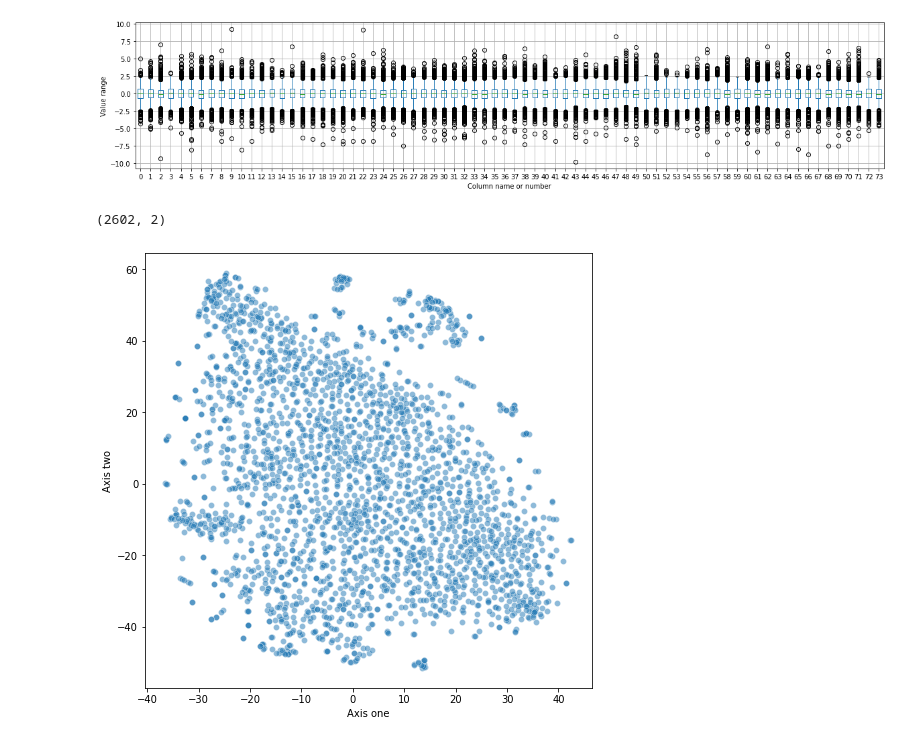
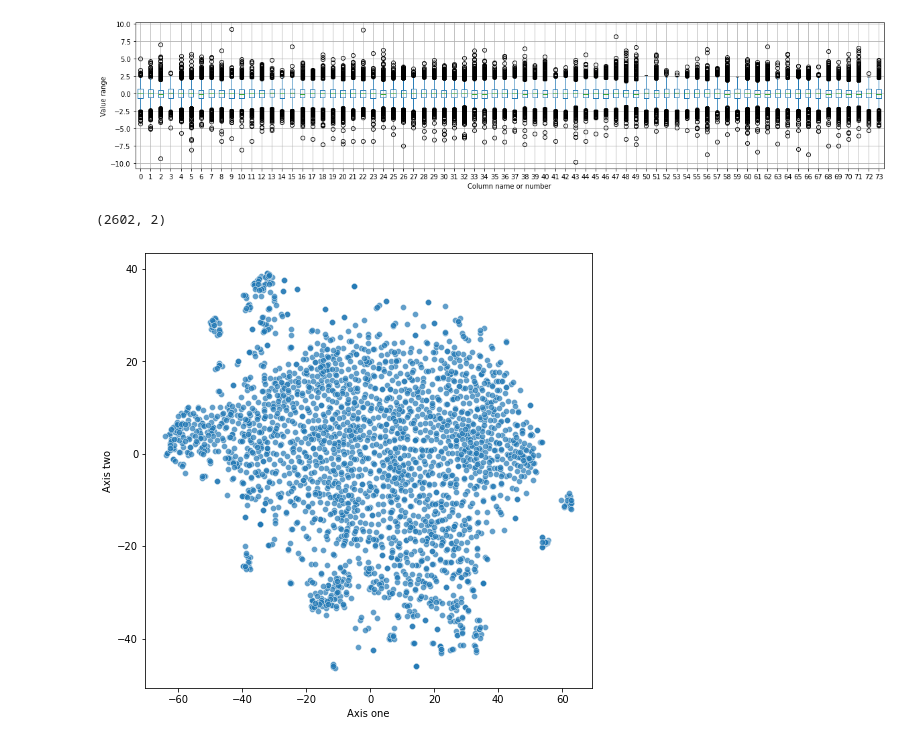
Before and after one commit to skumarudel/DSPS_SKumar, a Jupyter notebook: HW7/ClusteringGenes.ipynb, the cells around one changed output. Cells and saved outputs as stored; diff of their text form; code cells hidden in the pictures.

```diff
--- a/HW7/ClusteringGenes.ipynb
+++ b/HW7/ClusteringGenes.ipynb
@@ -99,22 +99,21 @@ axes.set_ylabel('Value range');
 # %% [output]
 [figure]
 # %%
-twodproj = skl.manifold.TSNE(n_components=2, init='random').fit_transform(scaledgenes)
+twodproj = skl.manifold.TSNE(n_components=2, random_state=np.random.seed(5)).fit_transform(scaledgenes)
+twodproj.shape
+# %% [output]
+(2602, 2)
-# %%
-twodproj.shape
-# %% [output]
-(2602, 2)
 # %%
 df_tsne = pd.DataFrame()
 df_tsne['Axis one'] = twodproj[:,0]
 df_tsne['Axis two'] = twodproj[:,1]
 
 plt.figure(figsize=(8,8))
 sns.scatterplot(
     x="Axis one", y="Axis two",
     data=df_tsne,
     legend="full",
-    alpha=0.5
+    alpha=0.7
 );
 # %% [output]
-[figure, old version]
+[figure, new version]
```
